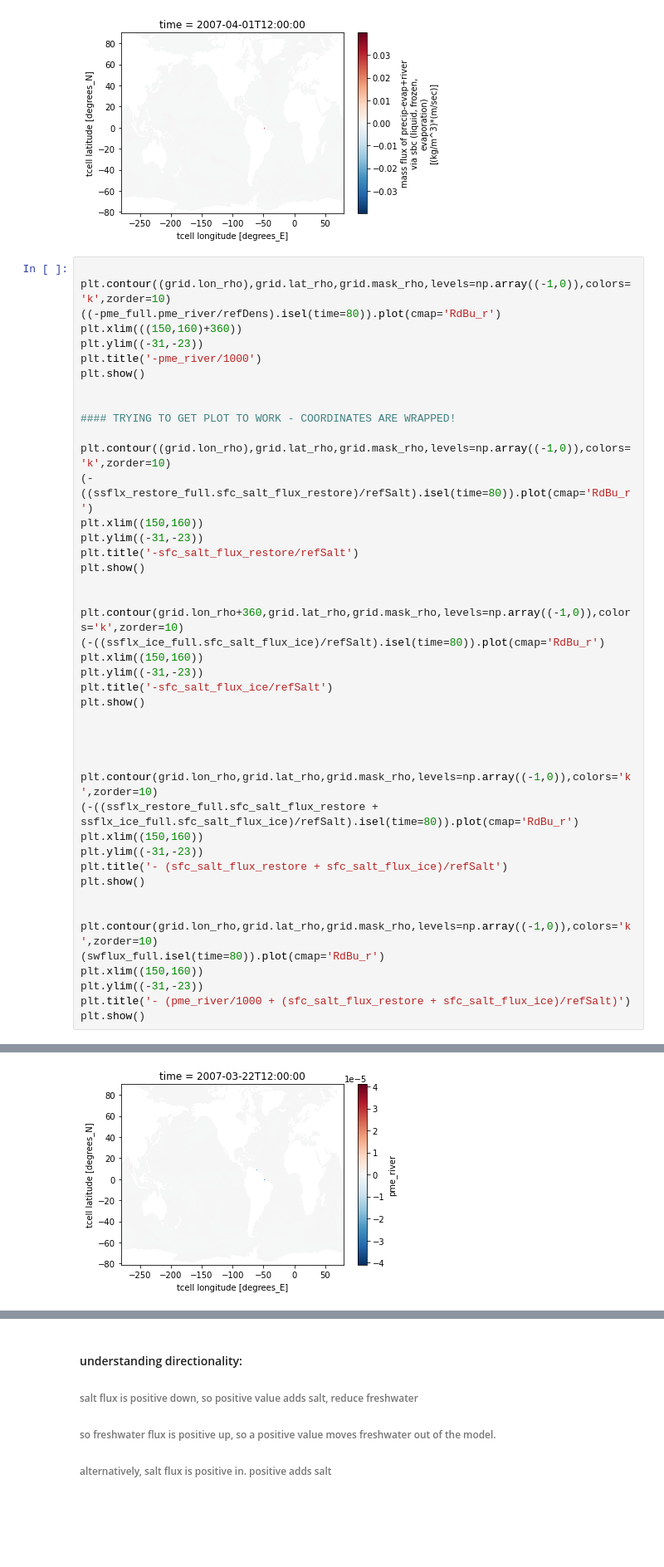
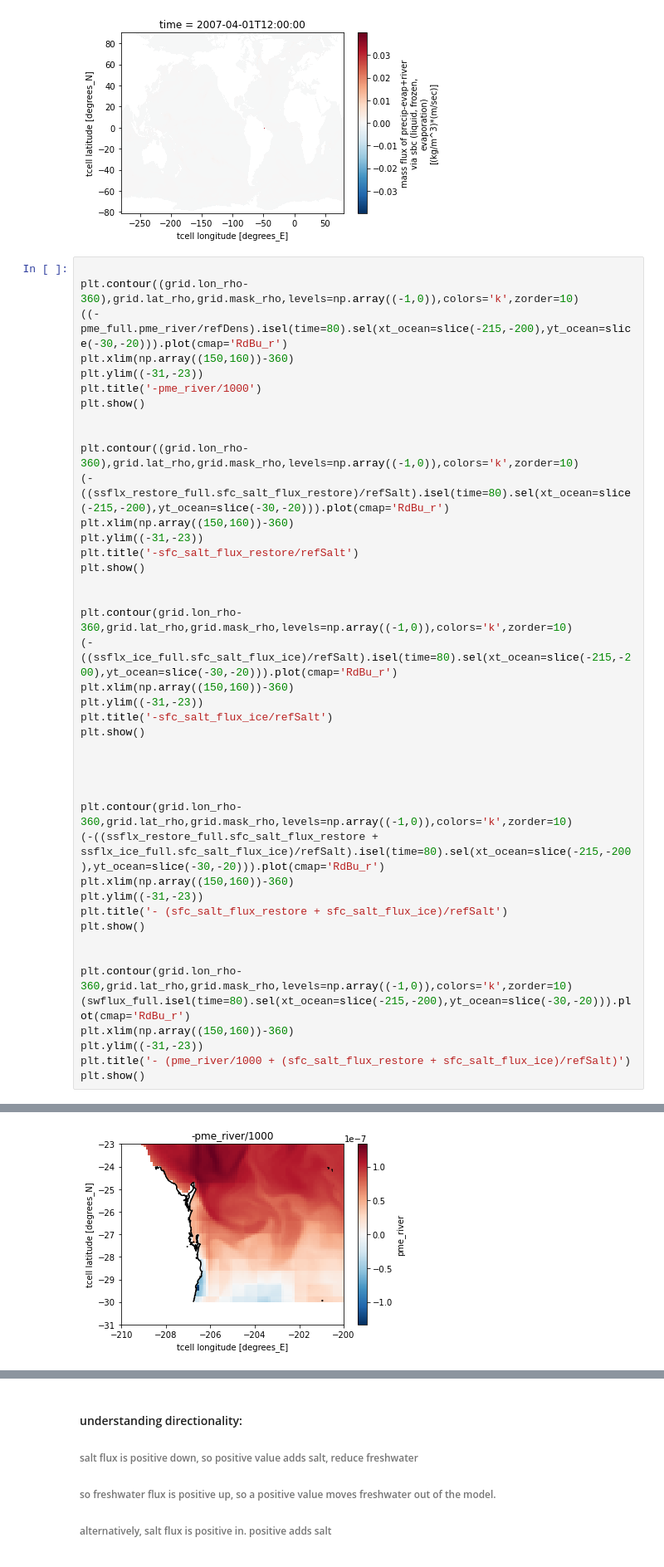
Before and after one commit to dgwyther/se-qld-model, a Jupyter notebook: notebooks/make_sbc-seqld_access.ipynb, the cells around one changed output, grey strips where cells are left out. Shown: that part at 83% size. Drawn from its saved outputs; the diff is of its cells as text; blank space fills up the shorter version.

```diff
--- a/notebooks/make_sbc-seqld_access.ipynb
+++ b/notebooks/make_sbc-seqld_access.ipynb
@@ -229,27 +291,25 @@ pme_full.pme_river.isel(time=90).plot()
 [figure]
 # %%
 
-plt.contour((grid.lon_rho),grid.lat_rho,grid.mask_rho,levels=np.array((-1,0)),colors='k',zorder=10)
-((-pme_full.pme_river/refDens).isel(time=80)).plot(cmap='RdBu_r')
-plt.xlim(((150,160)+360))
+plt.contour((grid.lon_rho-360),grid.lat_rho,grid.mask_rho,levels=np.array((-1,0)),colors='k',zorder=10)
+((-pme_full.pme_river/refDens).isel(time=80).sel(xt_ocean=slice(-215,-200),yt_ocean=slice(-30,-20))).plot(cmap='RdBu_r')
+plt.xlim(np.array((150,160))-360)
 plt.ylim((-31,-23))
 plt.title('-pme_river/1000')
 plt.show()
 
 
-#### TRYING TO GET PLOT TO WORK - COORDINATES ARE WRAPPED!
-
-plt.contour((grid.lon_rho),grid.lat_rho,grid.mask_rho,levels=np.array((-1,0)),colors='k',zorder=10)
-(-((ssflx_restore_full.sfc_salt_flux_restore)/refSalt).isel(time=80)).plot(cmap='RdBu_r')
-plt.xlim((150,160))
+plt.contour((grid.lon_rho-360),grid.lat_rho,grid.mask_rho,levels=np.array((-1,0)),colors='k',zorder=10)
+(-((ssflx_restore_full.sfc_salt_flux_restore)/refSalt).isel(time=80).sel(xt_ocean=slice(-215,-200),yt_ocean=slice(-30,-20))).plot(cmap='RdBu_r')
+plt.xlim(np.array((150,160))-360)
 plt.ylim((-31,-23))
 plt.title('-sfc_salt_flux_restore/refSalt')
 plt.show()
 
 
-plt.contour(grid.lon_rho+360,grid.lat_rho,grid.mask_rho,levels=np.array((-1,0)),colors='k',zorder=10)
-(-((ssflx_ice_full.sfc_salt_flux_ice)/refSalt).isel(time=80)).plot(cmap='RdBu_r')
-plt.xlim((150,160))
+plt.contour(grid.lon_rho-360,grid.lat_rho,grid.mask_rho,levels=np.array((-1,0)),colors='k',zorder=10)
+(-((ssflx_ice_full.sfc_salt_flux_ice)/refSalt).isel(time=80).sel(xt_ocean=slice(-215,-200),yt_ocean=slice(-30,-20))).plot(cmap='RdBu_r')
+plt.xlim(np.array((150,160))-360)
 plt.ylim((-31,-23))
 plt.title('-sfc_salt_flux_ice/refSalt')
 plt.show()
@@ -257,17 +317,17 @@ plt.show()
 
 
 
-plt.contour(grid.lon_rho,grid.lat_rho,grid.mask_rho,levels=np.array((-1,0)),colors='k',zorder=10)
-(-((ssflx_restore_full.sfc_salt_flux_restore + ssflx_ice_full.sfc_salt_flux_ice)/refSalt).isel(time=80)).plot(cmap='RdBu_r')
-plt.xlim((150,160))
+plt.contour(grid.lon_rho-360,grid.lat_rho,grid.mask_rho,levels=np.array((-1,0)),colors='k',zorder=10)
+(-((ssflx_restore_full.sfc_salt_flux_restore + ssflx_ice_full.sfc_salt_flux_ice)/refSalt).isel(time=80).sel(xt_ocean=slice(-215,-200),yt_ocean=slice(-30,-20))).plot(cmap='RdBu_r')
+plt.xlim(np.array((150,160))-360)
 plt.ylim((-31,-23))
 plt.title('- (sfc_salt_flux_restore + sfc_salt_flux_ice)/refSalt')
 plt.show()
 
 
-plt.contour(grid.lon_rho,grid.lat_rho,grid.mask_rho,levels=np.array((-1,0)),colors='k',zorder=10)
-(swflux_full.isel(time=80)).plot(cmap='RdBu_r')
-plt.xlim((150,160))
+plt.contour(grid.lon_rho-360,grid.lat_rho,grid.mask_rho,levels=np.array((-1,0)),colors='k',zorder=10)
+(swflux_full.isel(time=80).sel(xt_ocean=slice(-215,-200),yt_ocean=slice(-30,-20))).plot(cmap='RdBu_r')
+plt.xlim(np.array((150,160))-360)
 plt.ylim((-31,-23))
 plt.title('- (pme_river/1000 + (sfc_salt_flux_restore + sfc_salt_flux_ice)/refSalt)')
 plt.show()
@@ -276 +335 @@ TypeError: can only concatenate tuple (not "int") to tuple
-[figure, old version]
+[figure, new version]
```
Also changed, not shown: parts of 13 cells of this notebook.
